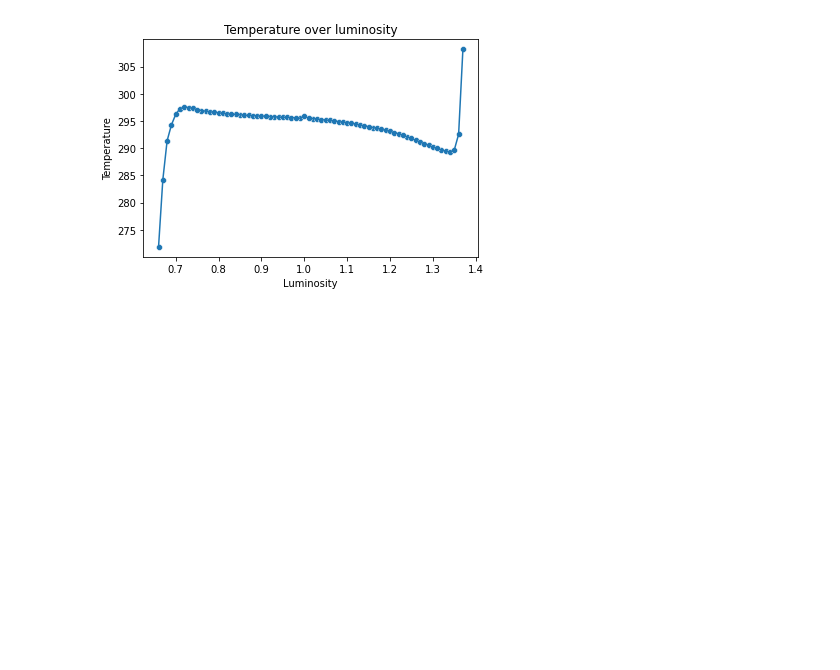
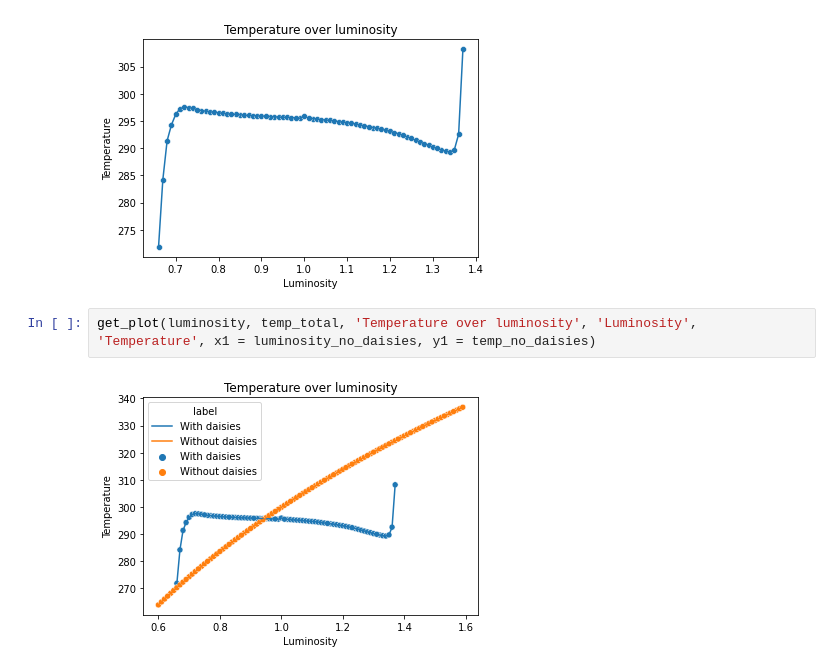
Before and after one commit to alessandrotofani/Daisyworld, a Jupyter notebook: Daisyworld.ipynb, the cells around one changed output. Cells and saved outputs as stored; diff of their text form; blank space fills up the shorter version.

```diff
--- a/Daisyworld.ipynb
+++ b/Daisyworld.ipynb
@@ -72,6 +80,10 @@ def get_plot(x, y, title, x_axes, y_axes, y1=None):
 get_plot(luminosity, temp_total, 'Temperature over luminosity', 'Luminosity', 'Temperature')
 # %% [output]
 [figure]
+# %%
+get_plot(luminosity, temp_total, 'Temperature over luminosity', 'Luminosity', 'Temperature', x1 = luminosity_no_daisies, y1 = temp_no_daisies)
+# %% [output]
+[figure, added]
 # %%
 black_coverage = [(el/1089) for el in black]
 white_coverage = [(el/1089) for el in white]
```
Also changed, not shown: parts of 3 cells of this notebook.
